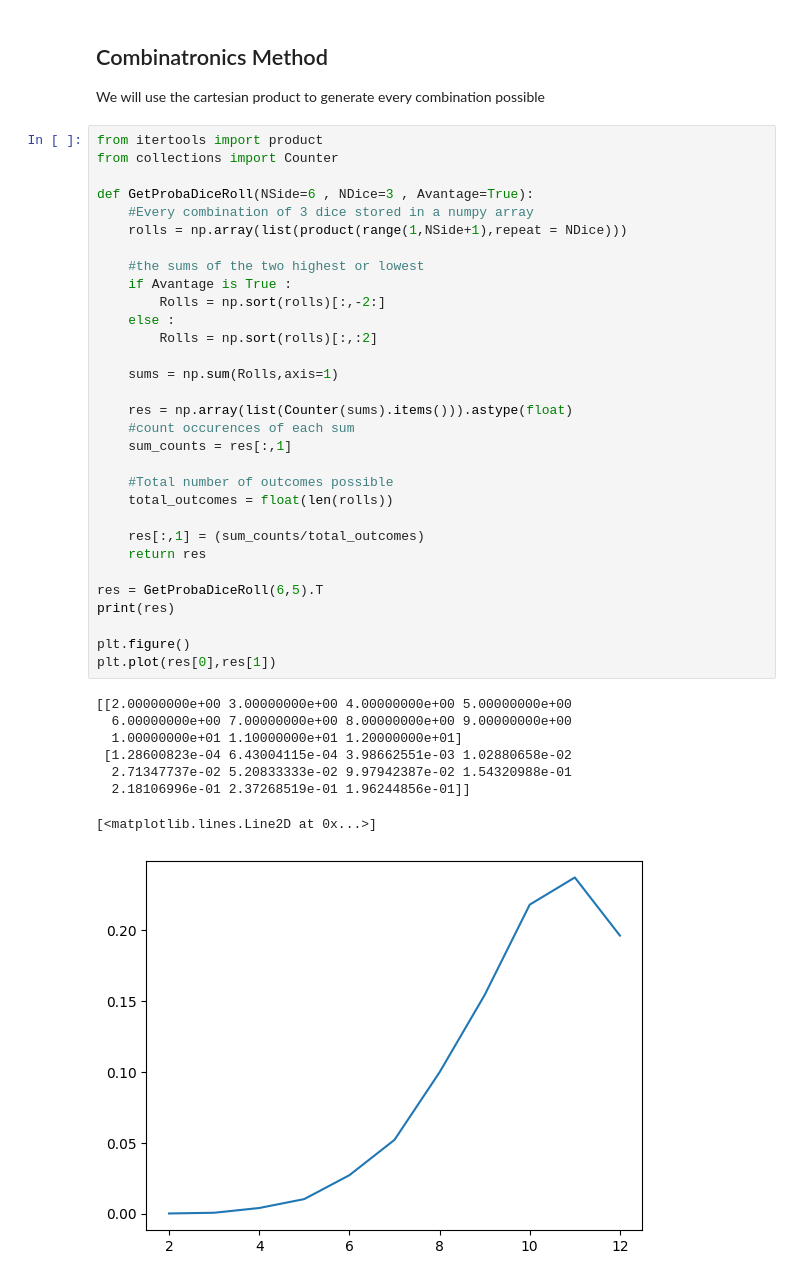
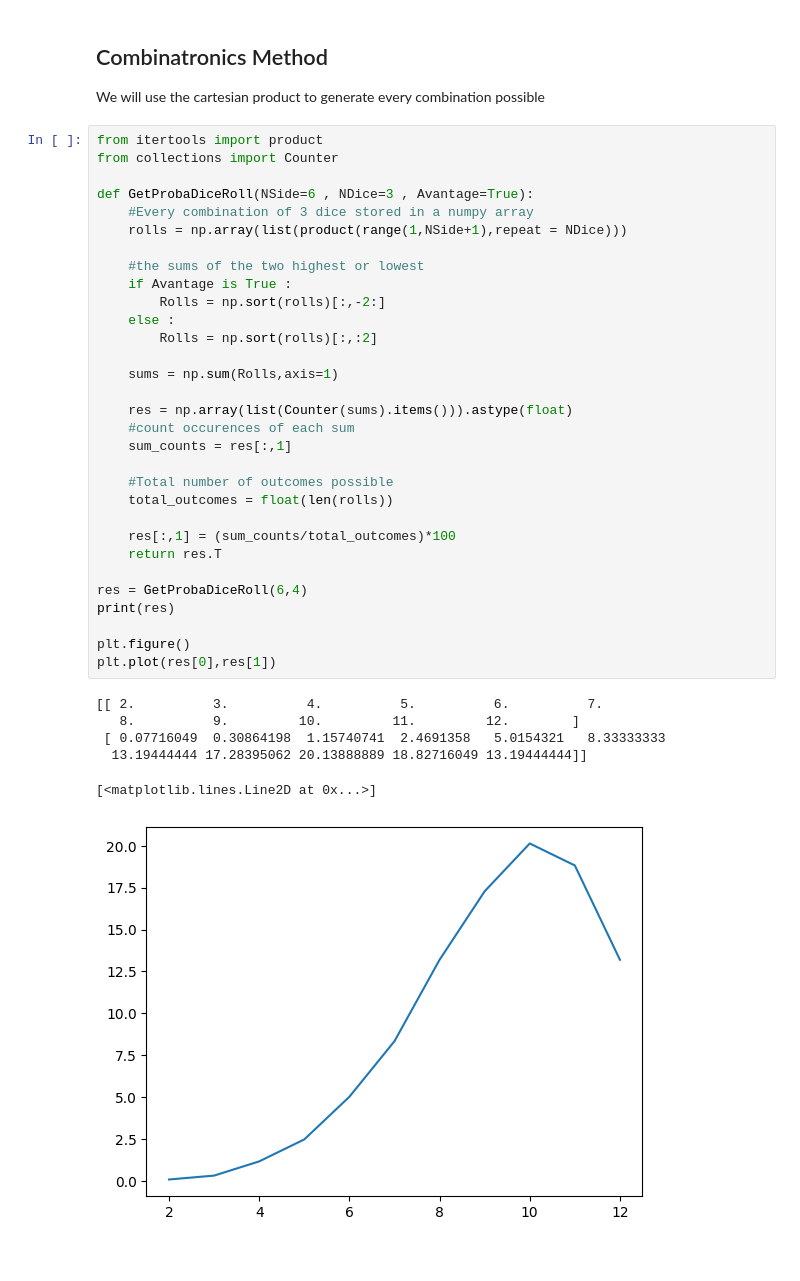
Before and after one commit to efremovT/TrenchCrusadeProba, a Jupyter notebook: Probability.ipynb, the cells around one changed output. Saved outputs shown, nothing was run; the diff lists cells and outputs as text.

```diff
--- a/Probability.ipynb
+++ b/Probability.ipynb
@@ -55,40 +55,38 @@ We will use the cartesian product to generate every combination possible
 # %%
 from itertools import product
 from collections import Counter
 
 def GetProbaDiceRoll(NSide=6 , NDice=3 , Avantage=True):
     #Every combination of 3 dice stored in a numpy array
     rolls = np.array(list(product(range(1,NSide+1),repeat = NDice)))
 
     #the sums of the two highest or lowest
     if Avantage is True :
         Rolls = np.sort(rolls)[:,-2:]
     else :
         Rolls = np.sort(rolls)[:,:2]
 
     sums = np.sum(Rolls,axis=1)
 
     res = np.array(list(Counter(sums).items())).astype(float)
     #count occurences of each sum
     sum_counts = res[:,1]
 
     #Total number of outcomes possible
     total_outcomes = float(len(rolls))
 
-    res[:,1] = (sum_counts/total_outcomes)
-    return res
+    res[:,1] = (sum_counts/total_outcomes)*100
+    return res.T
 
-res = GetProbaDiceRoll(6,5).T
+res = GetProbaDiceRoll(6,4)
 print(res)
 
 plt.figure()
 plt.plot(res[0],res[1])
 # %% [output]
-[[2.00000000e+00 3.00000000e+00 4.00000000e+00 5.00000000e+00
-  6.00000000e+00 7.00000000e+00 8.00000000e+00 9.00000000e+00
-  1.00000000e+01 1.10000000e+01 1.20000000e+01]
- [1.28600823e-04 6.43004115e-04 3.98662551e-03 1.02880658e-02
-  2.71347737e-02 5.20833333e-02 9.97942387e-02 1.54320988e-01
-  2.18106996e-01 2.37268519e-01 1.96244856e-01]]
+[[ 2.          3.          4.          5.          6.          7.
+   8.          9.         10.         11.         12.        ]
+ [ 0.07716049  0.30864198  1.15740741  2.4691358   5.0154321   8.33333333
+  13.19444444 17.28395062 20.13888889 18.82716049 13.19444444]]
 [<matplotlib.lines.Line2D at 0x...>]
-[figure, old version]
+[figure, new version]
```
Also changed, not shown: parts of 1 cell of this notebook.
